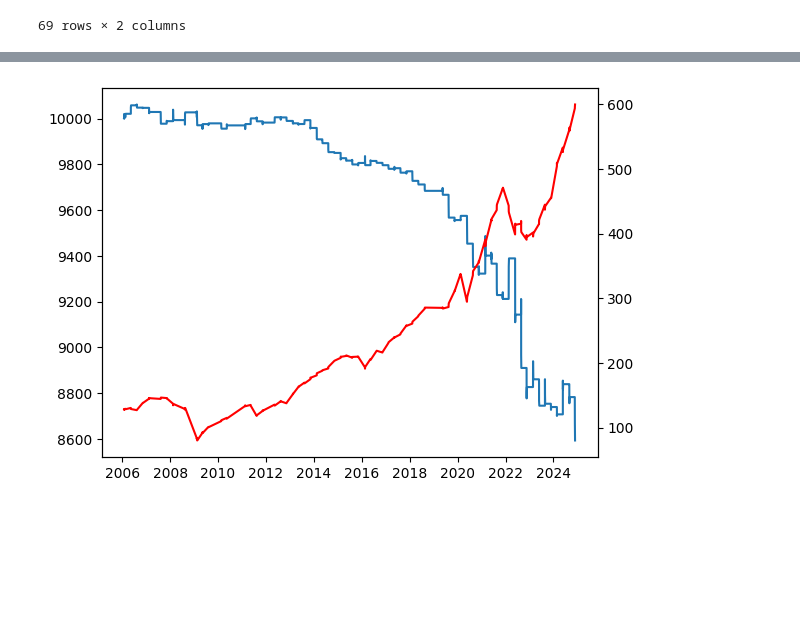
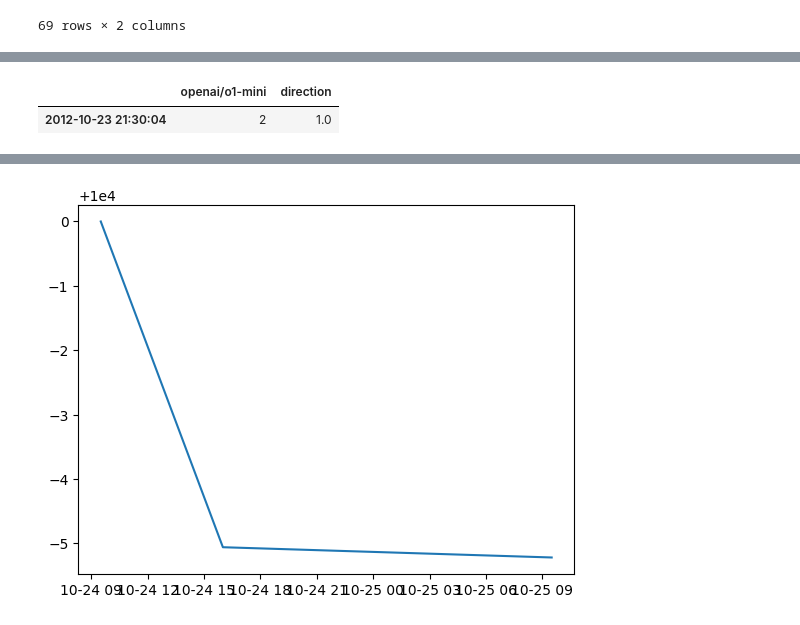
Before and after one commit to lukaskiss222/trascript-AI-trading, a Jupyter notebook: processing.ipynb, the cells around one changed output, grey strips where cells are left out. Cells and saved outputs as stored; diff of their text form; code cells hidden in the pictures; blank space fills up the shorter version.

```diff
--- a/processing.ipynb
+++ b/processing.ipynb
@@ -142,14 +142,16 @@ WMT
 Name: openai/gpt-4o, dtype: float64
 # %%
 def backtest(stock_prices,spy_prices, stock_pred, timeframe, sizing_strategy,current_pos=10000):
-    spy_series = convert_to_price_series(spy_prices,additional_columns=[])
-    stock_series = convert_to_price_series(stock_prices,additional_columns=['beta'])
+    spy_series = convert_to_price_series(spy_prices.copy(),additional_columns=[])
+    stock_series = convert_to_price_series(stock_prices.copy(),additional_columns=['beta'])
 
 
 
 
     series = stock_series.join(spy_series,lsuffix='_stock',rsuffix='_spy')
     stock_pred = stock_pred[stock_pred.index >= series.index[0]].copy()
+    if stock_pred.empty:
+        return None
 
 
     enter_idx = series.index.searchsorted(stock_pred.index)
@@ -192,7 +194,7 @@ def backtest(stock_prices,spy_prices, stock_pred, timeframe, sizing_strategy,cur
             ])
 
         elif trade_id < idx_size and idx == leave_idx[trade_id]:
-            assert open_idx is not None
+            assert open_idx is not None, f"trade_id: {trade_id}, idx: {idx}, open_idx: {open_idx}"
             change = direction*shares*(row['price_stock'] - series.iloc[open_idx]['price_stock'] - series.iloc[open_idx]['beta']* (row['price_spy'] - series.iloc[open_idx]['price_spy']))
             current_pos += change
             event = "closing"
@@ -262,12 +264,12 @@ def backtest(stock_prices,spy_prices, stock_pred, timeframe, sizing_strategy,cur
 
 
 
-symbol="NVDA"
-
+symbol="AMGN"
+# AMZN openai/gpt-4o
 # add filter by strategy
 stock_pred = stocks_predictions_numbers[symbol]
 # filter by model
-model = "openai/gpt-4o"
+model = "openai/o1-mini"
 stock_pred = stock_pred[[model]].copy()
 # direction is just sign of the number
 
@@ -275,24 +277,24 @@ stock_pred = stock_pred[[model]].copy()
 # drop zeros
 stock_pred['direction'] = stock_pred[model].dropna().astype(int).map({
     -2: -1,
-    -1: -1,
+    -1: np.nan,
     0: np.nan,
-    1: 1,
+    1: np.nan,
     2: 1
 })
 # filter nans
 stock_pred = stock_pred.sort_index().dropna()
-#display(stock_pred)
+display(stock_pred)
 
 # different timeframes
-timeframe = pd.Timedelta(days=3)
+timeframe = pd.Timedelta(days=1)
 
 def sizing_strategy(current_pos, price_stock, price_spy, beta):
     return 10#current_pos/price_stock
 
 
 output = backtest(prices[symbol],spy_prices, stock_pred, timeframe, sizing_strategy,current_pos=10000)
-
+display(output)
 
 
 to_plot = output#.iloc[:9]
@@ -302,8 +304,10 @@ to_plot = output#.iloc[:9]
 import matplotlib.pyplot as plt
 fig, ax1 = plt.subplots()
 ax1.plot(to_plot.index, to_plot['current_pos'])
-ax2 = ax1.twinx()
+#ax2 = ax1.twinx()
 
-ax2.plot(to_plot.index, to_plot['price_spy'],color='red')
+#ax2.plot(to_plot.index, to_plot['price_spy'],color='red')
 plt.show()
 # %% [output]
+|  | openai/o1-mini | direction |
+| 2012-10-23 21:30:04 | 2 | 1.0 |
@@ -310 +319 @@ plt.show()
-[figure, old version]
+[figure, new version]
```
Also changed, not shown: parts of 9 cells of this notebook, 1 other file.
